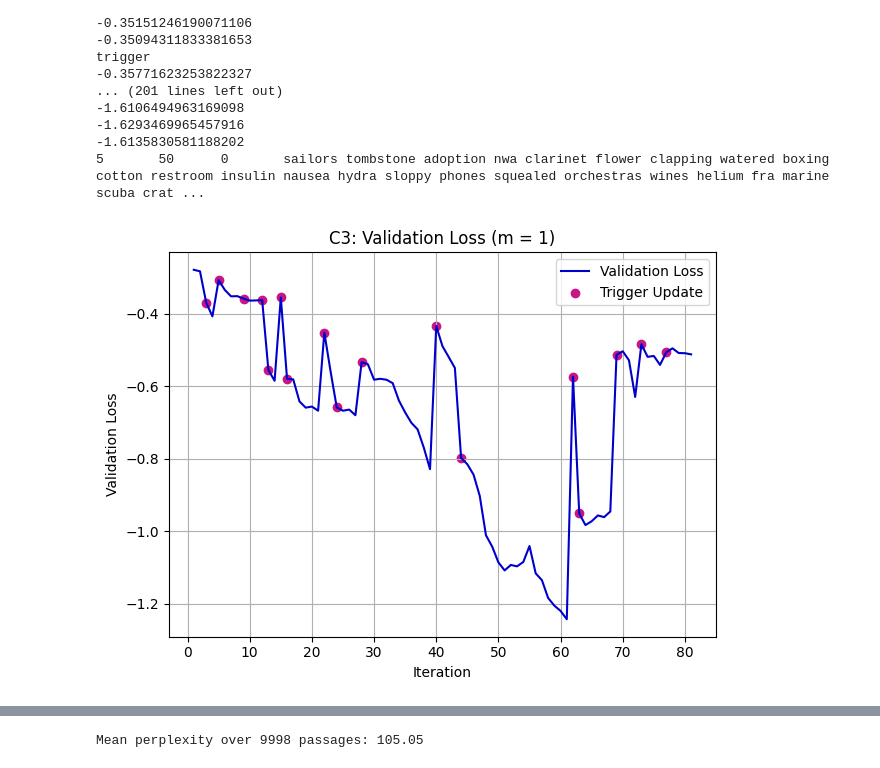
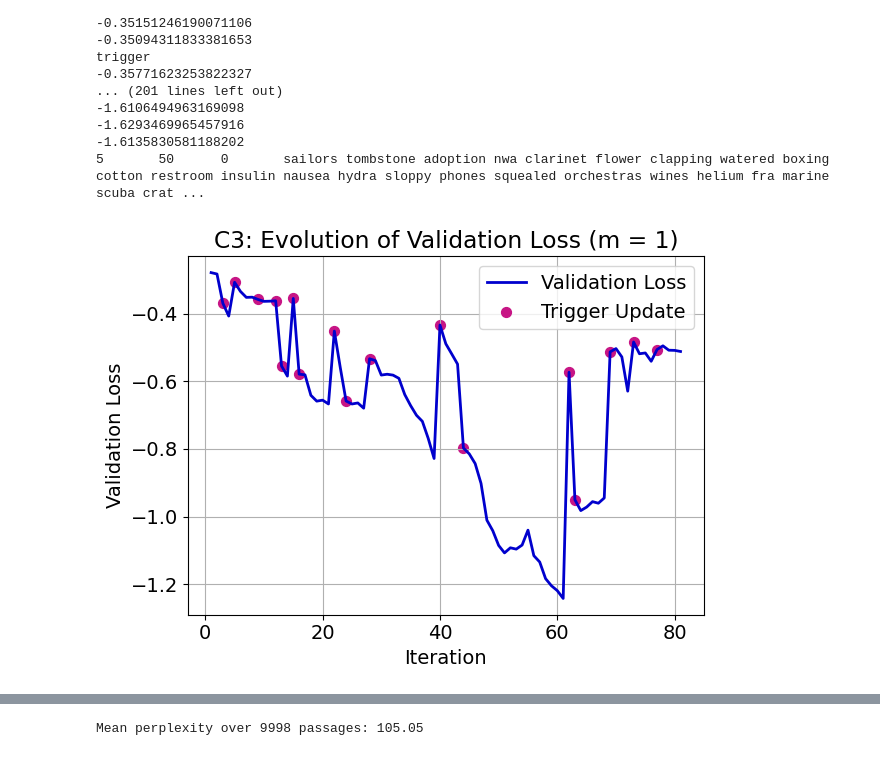
Before and after one commit to loggedin/llm-research, a Jupyter notebook: analysis/c3_analysis.ipynb, the cells around one changed output, grey strips where cells are left out. Saved outputs shown, nothing was run; the diff lists cells and outputs as text; code cells hidden in the pictures.

```diff
--- a/analysis/c3_analysis.ipynb
+++ b/analysis/c3_analysis.ipynb
@@ -37,10 +37,10 @@ for i, pl in enumerate(sorted(grouped["passage_len"].unique())):
     plt.errorbar(
         sub["trigger_len"], sub["trigger_top10_mean"],
         yerr=sub["trigger_top10_sem"],
-        label=f"Passage Length = {pl}", fmt='-o', capsize=4,
+        label=fr"$\ell$ = {pl}", fmt='-o', capsize=4,
         color=colors[i % len(colors)]
     )
-plt.xlabel("Trigger Length")
+plt.xlabel("m")
 plt.ylabel("Top-10 Retrieval Rate (%)")
 plt.title("C3: Triggered Queries")
 plt.legend()
@@ -57,10 +57,10 @@ for i, pl in enumerate(sorted(grouped["passage_len"].unique())):
     plt.errorbar(
         sub["trigger_len"], sub["clean_top10_mean"],
         yerr=sub["clean_top10_sem"],
-        label=f"Passage Length = {pl}", fmt='-o', capsize=4,
+        label=fr"$\ell$ = {pl}", fmt='-o', capsize=4,
         color=colors[i % len(colors)]
     )
-plt.xlabel("Trigger Length")
+plt.xlabel("m")
 plt.ylabel("Top-10 Retrieval Rate (%)")
 plt.title("C3: Clean Queries")
 plt.legend()
@@ -111,12 +111,12 @@ for i, pl in enumerate(sorted(grouped["passage_len"].unique())):
     plt.errorbar(
         sub["trigger_len"], sub["trigger_top10_mean"],
         yerr=sub["trigger_top10_sem"],
-        label=f"Passage Length = {pl}", fmt='-o', capsize=4,
+        label=fr"$\ell$ = {pl}", fmt='-o', capsize=4,
         color=colors[i % len(colors)]
     )
-plt.xlabel("Trigger Length")
+plt.xlabel("m")
 plt.ylabel("Top-10 Retrieval Rate (%)")
-plt.title(r"C3: Triggered Queries ($k = 10$, $\lambda = 0.9$)")
+plt.title(r"C3: Triggered Queries ($\lambda = 0.9$)")
 plt.legend()
 plt.grid(True)
 plt.xticks([1, 2, 3, 4, 5])
@@ -131,12 +131,12 @@ for i, pl in enumerate(sorted(grouped["passage_len"].unique())):
     plt.errorbar(
         sub["trigger_len"], sub["clean_top10_mean"],
         yerr=sub["clean_top10_sem"],
-        label=f"Passage Length = {pl}", fmt='-o', capsize=4,
+        label=fr"$\ell$ = {pl}", fmt='-o', capsize=4,
         color=colors[i % len(colors)]
     )
-plt.xlabel("Trigger Length")
+plt.xlabel("m")
 plt.ylabel("Top-10 Retrieval Rate (%)")
-plt.title(r"C3: Clean Queries ($k = 10$, $\lambda = 0.9$)")
+plt.title(r"C3: Clean Queries ($\lambda = 0.9$)")
 plt.legend()
 plt.grid(True)
 plt.xticks([1, 2, 3, 4, 5])
@@ -414,56 +414,61 @@ log_lines = [
     "trigger",
     -0.5128801167011261,
     -0.502993106842041,
     -0.5277934670448303,
     -0.628989040851593,
     "trigger",
     -0.48362284898757935,
     -0.5183259844779968,
     -0.5159914493560791,
     -0.5405962467193604,
     "trigger",
     -0.5057715773582458,
     -0.4948831796646118,
     -0.5078372657299042,
     -0.5083111226558685,
     -0.5116080343723297
 ]
 
 # Parse into iteration/loss lists
 losses = []
 trigger_steps = []
 for i, entry in enumerate(log_lines):
     if entry == 'trigger':
         # Mark trigger update before next loss
         trigger_steps.append(len(losses))
     else:
         losses.append(entry)
 
-# Plot validation loss and trigger points
-plt.figure()
-plt.plot(
-    range(1, len(losses) + 1),
-    losses,
-    label="Validation Loss",
-    color=colors[0]
-)
-plt.scatter(
-    [s + 1 for s in trigger_steps],  # +1 for 1-based iteration numbers
-    [losses[s] for s in trigger_steps],
-    color=colors[2],
-    label="Trigger Update"
-)
+# Apply larger font size just for this plot
+with plt.rc_context({"font.size": 14}):
 
-plt.xlabel("Iteration")
-plt.ylabel("Validation Loss")
-plt.title("C3: Validation Loss (m = 1)")
-plt.legend()
-plt.grid(True)
-plt.tight_layout()
-plt.savefig("c3_k10_lam05_trigger1_loss.png", dpi=300)
-plt.show()
+    # Plot validation loss and trigger points
+    plt.figure()
+    plt.plot(
+        range(1, len(losses) + 1),
+        losses,
+        label="Validation Loss",
+        color=colors[0],
+        linewidth=2  # make line thicker so it matches the larger text
+    )
+    plt.scatter(
+        [s + 1 for s in trigger_steps],  # +1 for 1-based iteration numbers
+        [losses[s] for s in trigger_steps],
+        color=colors[2],
+        label="Trigger Update",
+        s=50  # bigger markers to match scaling
+    )
+
+    plt.xlabel("Iteration")
+    plt.ylabel("Validation Loss")
+    plt.title("C3: Evolution of Validation Loss (m = 1)")
+    plt.legend()
+    plt.grid(True)
+    plt.tight_layout()
+    plt.savefig("c3_k10_lam05_trigger1_loss.png", dpi=300)
+    plt.show()
 # %% [output]
-[figure, old version]
+[figure, new version]
 # %%
 import matplotlib.pyplot as plt
 
```
Also changed, not shown: parts of 5 cells of this notebook.
